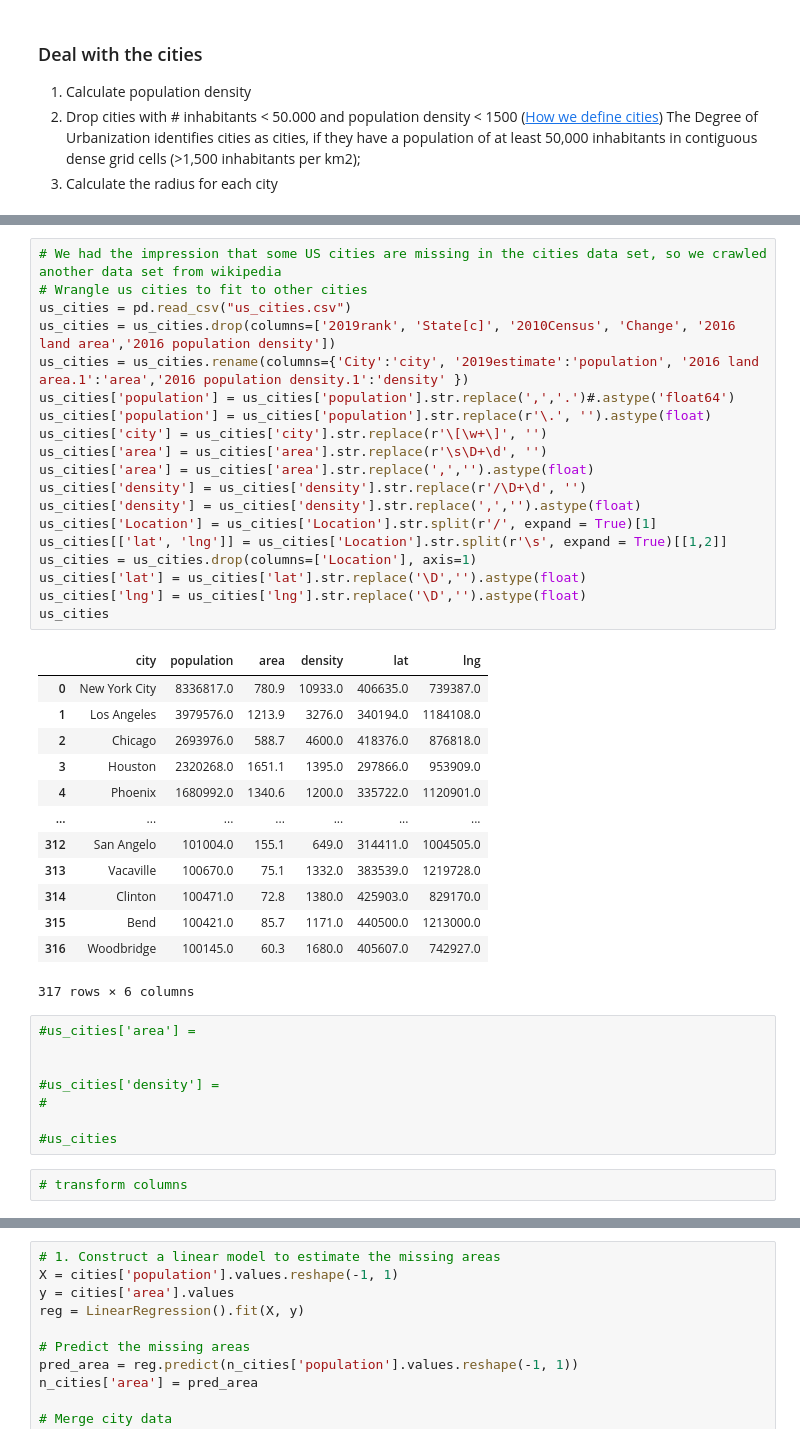
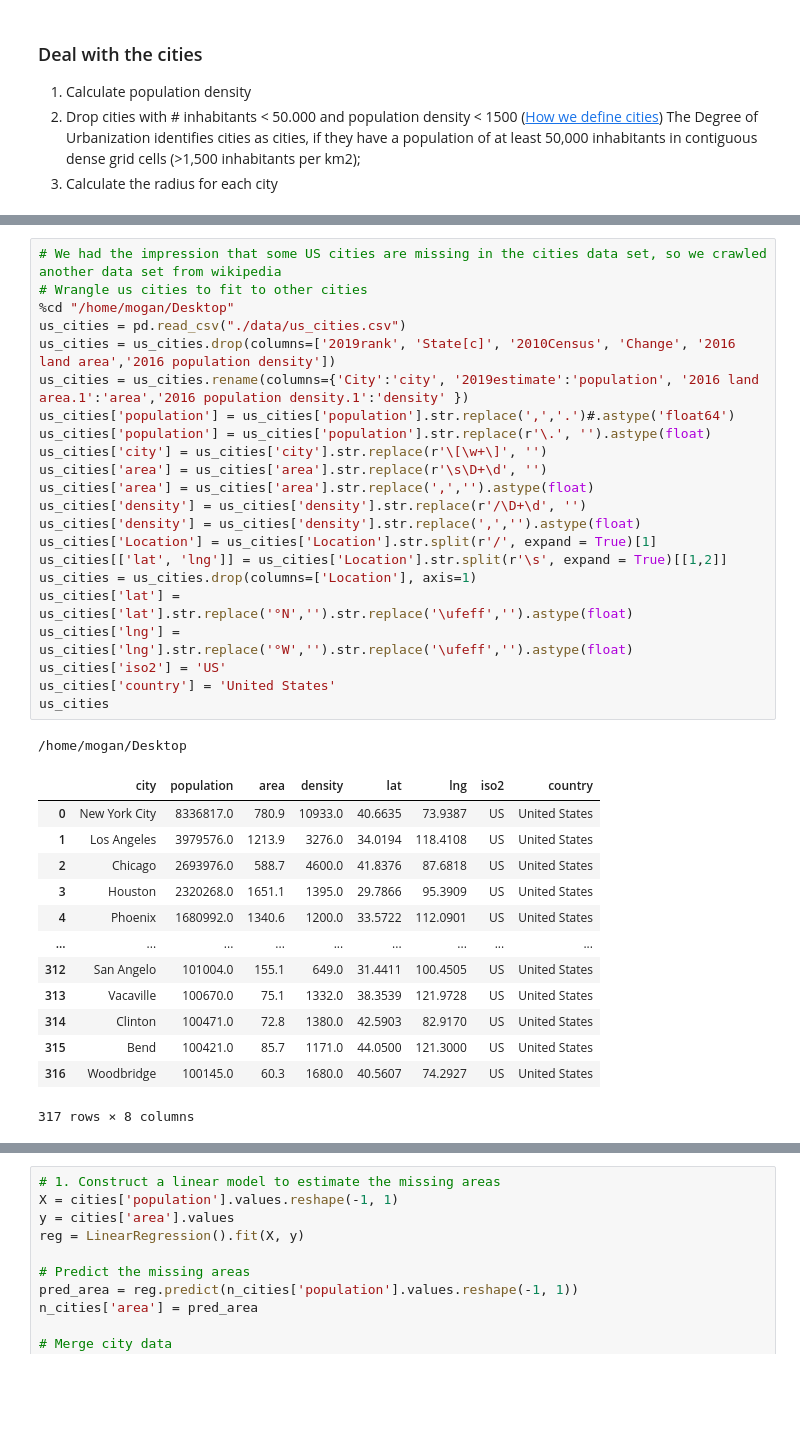
Before and after one commit to epfl-ada/ada-2020-project-milestone-p3-p3_, a Jupyter notebook: research_question_1.ipynb, the cells around one changed output, grey strips where cells are left out. Cells and saved outputs as stored; diff of their text form; blank space fills up the shorter version.

```diff
--- a/research_question_1.ipynb
+++ b/research_question_1.ipynb
@@ -83,43 +83,37 @@ dtype: object
 # %%
 # We had the impression that some US cities are missing in the cities data set, so we crawled another data set from wikipedia
 # Wrangle us cities to fit to other cities
-us_cities = pd.read_csv("us_cities.csv")
+%cd "/home/mogan/Desktop"
+us_cities = pd.read_csv("./data/us_cities.csv")
 us_cities = us_cities.drop(columns=['2019rank', 'State[c]', '2010Census', 'Change', '2016 land area','2016 population density'])
 us_cities = us_cities.rename(columns={'City':'city', '2019estimate':'population', '2016 land area.1':'area','2016 population density.1':'density' })
 us_cities['population'] = us_cities['population'].str.replace(',','.')#.astype('float64')
 us_cities['population'] = us_cities['population'].str.replace(r'\.', '').astype(float)
 us_cities['city'] = us_cities['city'].str.replace(r'\[\w+\]', '')
 us_cities['area'] = us_cities['area'].str.replace(r'\s\D+\d', '')
 us_cities['area'] = us_cities['area'].str.replace(',','').astype(float)
 us_cities['density'] = us_cities['density'].str.replace(r'/\D+\d', '')
 us_cities['density'] = us_cities['density'].str.replace(',','').astype(float)
 us_cities['Location'] = us_cities['Location'].str.split(r'/', expand = True)[1]
 us_cities[['lat', 'lng']] = us_cities['Location'].str.split(r'\s', expand = True)[[1,2]]
 us_cities = us_cities.drop(columns=['Location'], axis=1)
-us_cities['lat'] = us_cities['lat'].str.replace('\D','').astype(float)
-us_cities['lng'] = us_cities['lng'].str.replace('\D','').astype(float)
+us_cities['lat'] = us_cities['lat'].str.replace('°N','').str.replace('\ufeff','').astype(float)
+us_cities['lng'] = us_cities['lng'].str.replace('°W','').str.replace('\ufeff','').astype(float)
+us_cities['iso2'] = 'US'
+us_cities['country'] = 'United States'
 us_cities
 # %% [output]
+/home/mogan/Desktop
-|  | city | population | area | density | lat | lng |
-| 0 | New York City | 8336817.0 | 780.9 | 10933.0 | 406635.0 | 739387.0 |
-| 1 | Los Angeles | 3979576.0 | 1213.9 | 3276.0 | 340194.0 | 1184108.0 |
-| 2 | Chicago | 2693976.0 | 588.7 | 4600.0 | 418376.0 | 876818.0 |
-| 3 | Houston | 2320268.0 | 1651.1 | 1395.0 | 297866.0 | 953909.0 |
-| 4 | Phoenix | 1680992.0 | 1340.6 | 1200.0 | 335722.0 | 1120901.0 |
-| ... | ... | ... | ... | ... | ... | ... |
-| 312 | San Angelo | 101004.0 | 155.1 | 649.0 | 314411.0 | 1004505.0 |
-| 313 | Vacaville | 100670.0 | 75.1 | 1332.0 | 383539.0 | 1219728.0 |
-| 314 | Clinton | 100471.0 | 72.8 | 1380.0 | 425903.0 | 829170.0 |
-| 315 | Bend | 100421.0 | 85.7 | 1171.0 | 440500.0 | 1213000.0 |
-| 316 | Woodbridge | 100145.0 | 60.3 | 1680.0 | 405607.0 | 742927.0 |
+|  | city | population | area | density | lat | lng | iso2 | country |
+| 0 | New York City | 8336817.0 | 780.9 | 10933.0 | 40.6635 | 73.9387 | US | United States |
+| 1 | Los Angeles | 3979576.0 | 1213.9 | 3276.0 | 34.0194 | 118.4108 | US | United States |
+| 2 | Chicago | 2693976.0 | 588.7 | 4600.0 | 41.8376 | 87.6818 | US | United States |
+| 3 | Houston | 2320268.0 | 1651.1 | 1395.0 | 29.7866 | 95.3909 | US | United States |
+| 4 | Phoenix | 1680992.0 | 1340.6 | 1200.0 | 33.5722 | 112.0901 | US | United States |
+| ... | ... | ... | ... | ... | ... | ... | ... | ... |
+| 312 | San Angelo | 101004.0 | 155.1 | 649.0 | 31.4411 | 100.4505 | US | United States |
+| 313 | Vacaville | 100670.0 | 75.1 | 1332.0 | 38.3539 | 121.9728 | US | United States |
+| 314 | Clinton | 100471.0 | 72.8 | 1380.0 | 42.5903 | 82.9170 | US | United States |
+| 315 | Bend | 100421.0 | 85.7 | 1171.0 | 44.0500 | 121.3000 | US | United States |
+| 316 | Woodbridge | 100145.0 | 60.3 | 1680.0 | 40.5607 | 74.2927 | US | United States |
-317 rows × 6 columns
+317 rows × 8 columns
-# %%
-#us_cities['area'] =
-
-
-#us_cities['density'] =
-#
-
-#us_cities
-# %%
-# transform columns
```
Also changed, not shown: parts of 8 cells of this notebook, 1 other file.
